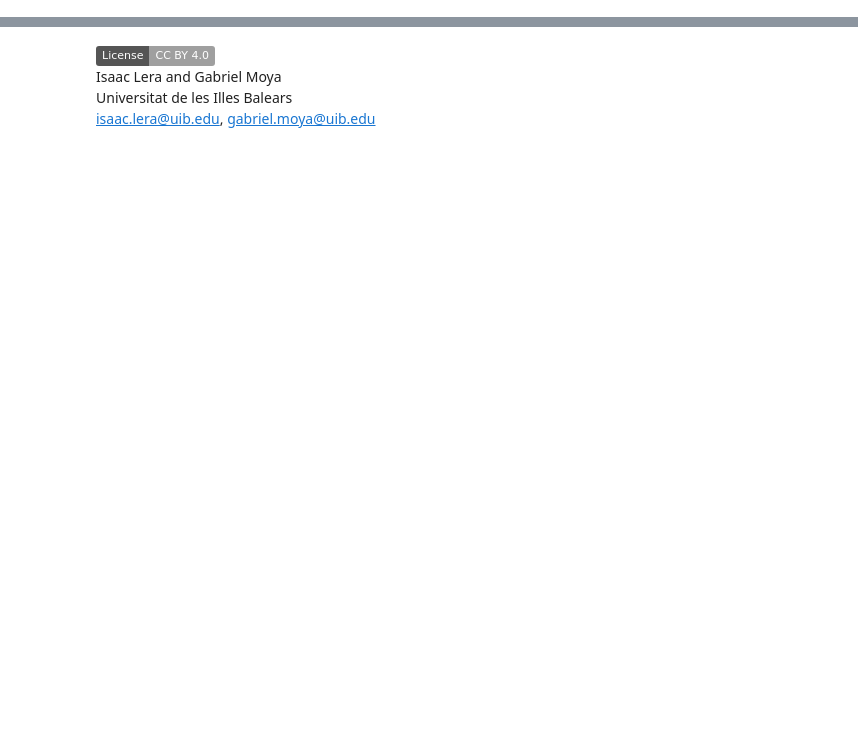
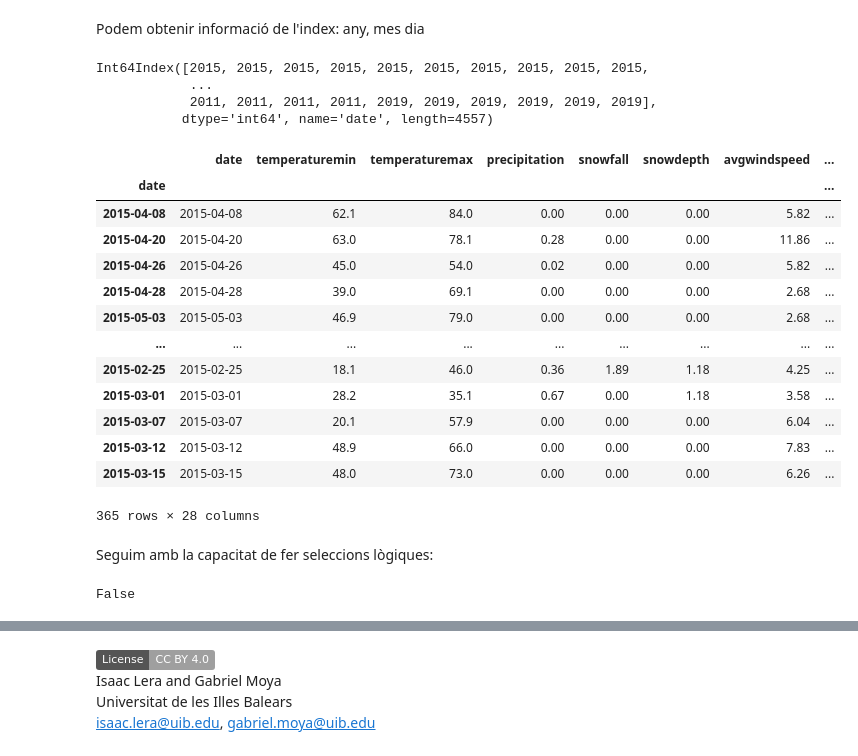
Before and after one commit to wisaaco/Curs_FG24GOI0074221, a Jupyter notebook: lessons/4c_Pandas_AgrupacioISeries.ipynb, the cells around one changed output, grey strips where cells are left out. Drawn from its saved outputs; the diff is of its cells as text; code cells hidden in the pictures; badges without logos; blank space fills up the shorter version.

```diff
--- a/lessons/4c_Pandas_AgrupacioISeries.ipynb
+++ b/lessons/4c_Pandas_AgrupacioISeries.ipynb
@@ -345,0 +339,5 @@ codigoContinentes[7] = ""
+# %%
+import pandas as pd
+df = pd.read_csv("data/rdu-weather-history.csv",sep=";")
+
+df.head()
@@ -345,0 +369,7 @@ codigoContinentes[7] = ""
+# %%
+from pandas import DatetimeIndex
+
+df.index = DatetimeIndex(df["date"]) # una sèrie de strings
+## Aquesta transformació és "una mica intel·ligent": "03-12-1920" "12-03-1920" "1920-12-03"...
+
+df.head()
@@ -345,0 +385,33 @@ codigoContinentes[7] = ""
+# %% [markdown]
+Podem obtenir informació de l'index: any, mes dia
+# %%
+df.index.year
+# %% [output]
+Int64Index([2015, 2015, 2015, 2015, 2015, 2015, 2015, 2015, 2015, 2015,
+            ...
+            2011, 2011, 2011, 2011, 2019, 2019, 2019, 2019, 2019, 2019],
+           dtype='int64', name='date', length=4557)
+# %%
+# any
+df.loc["2015"]
+# %% [output]
+|  | date | temperaturemin | temperaturemax | precipitation | snowfall | snowdepth | avgwindspeed | ... |
+| date |  |  |  |  |  |  |  | ... |
+| 2015-04-08 | 2015-04-08 | 62.1 | 84.0 | 0.00 | 0.00 | 0.00 | 5.82 | ... |
+| 2015-04-20 | 2015-04-20 | 63.0 | 78.1 | 0.28 | 0.00 | 0.00 | 11.86 | ... |
+| 2015-04-26 | 2015-04-26 | 45.0 | 54.0 | 0.02 | 0.00 | 0.00 | 5.82 | ... |
+| 2015-04-28 | 2015-04-28 | 39.0 | 69.1 | 0.00 | 0.00 | 0.00 | 2.68 | ... |
+| 2015-05-03 | 2015-05-03 | 46.9 | 79.0 | 0.00 | 0.00 | 0.00 | 2.68 | ... |
+| ... | ... | ... | ... | ... | ... | ... | ... | ... |
+| 2015-02-25 | 2015-02-25 | 18.1 | 46.0 | 0.36 | 1.89 | 1.18 | 4.25 | ... |
+| 2015-03-01 | 2015-03-01 | 28.2 | 35.1 | 0.67 | 0.00 | 1.18 | 3.58 | ... |
+| 2015-03-07 | 2015-03-07 | 20.1 | 57.9 | 0.00 | 0.00 | 0.00 | 6.04 | ... |
+| 2015-03-12 | 2015-03-12 | 48.9 | 66.0 | 0.00 | 0.00 | 0.00 | 7.83 | ... |
+| 2015-03-15 | 2015-03-15 | 48.0 | 73.0 | 0.00 | 0.00 | 0.00 | 6.26 | ... |
+365 rows × 28 columns
+# %% [markdown]
+Seguim amb la capacitat de fer seleccions lògiques:
+# %%
+df.loc["2015"].temperaturemin.min() > df.loc["2016"].temperaturemin.min()
+# %% [output]
+False
```
Also changed, not shown: parts of 172 cells of this notebook.
